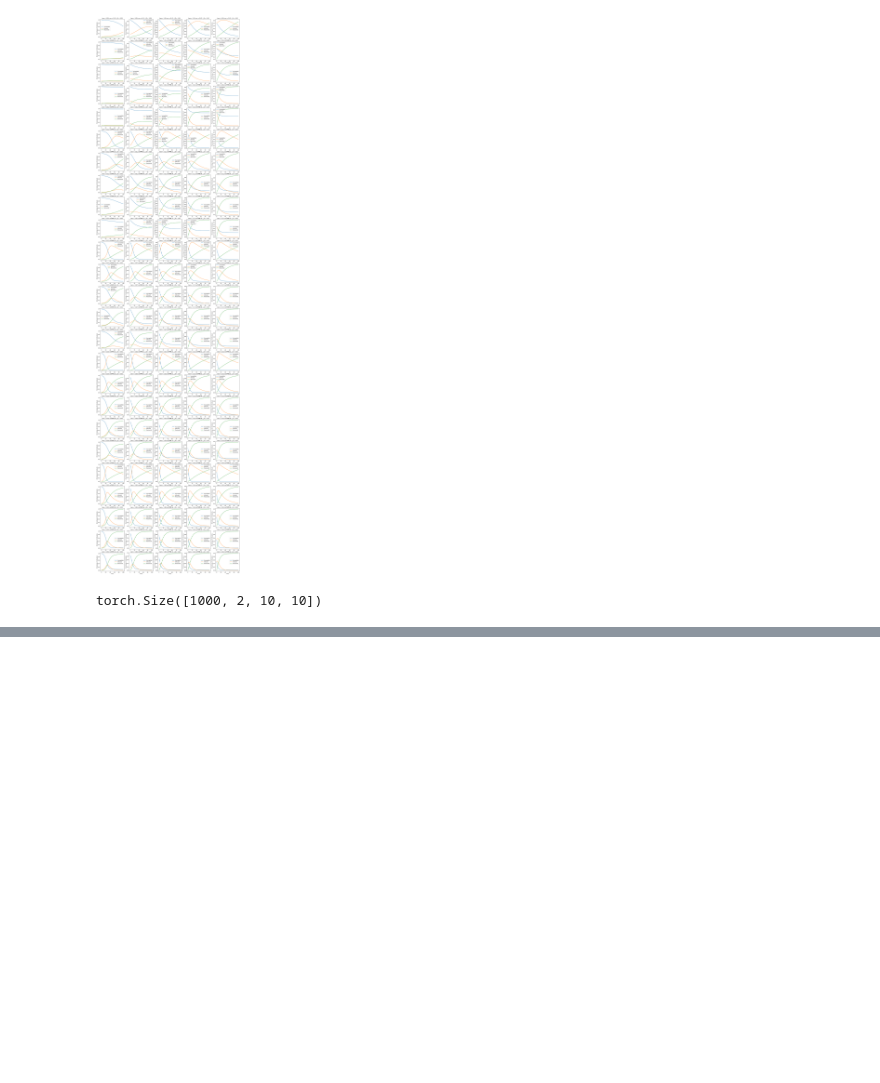
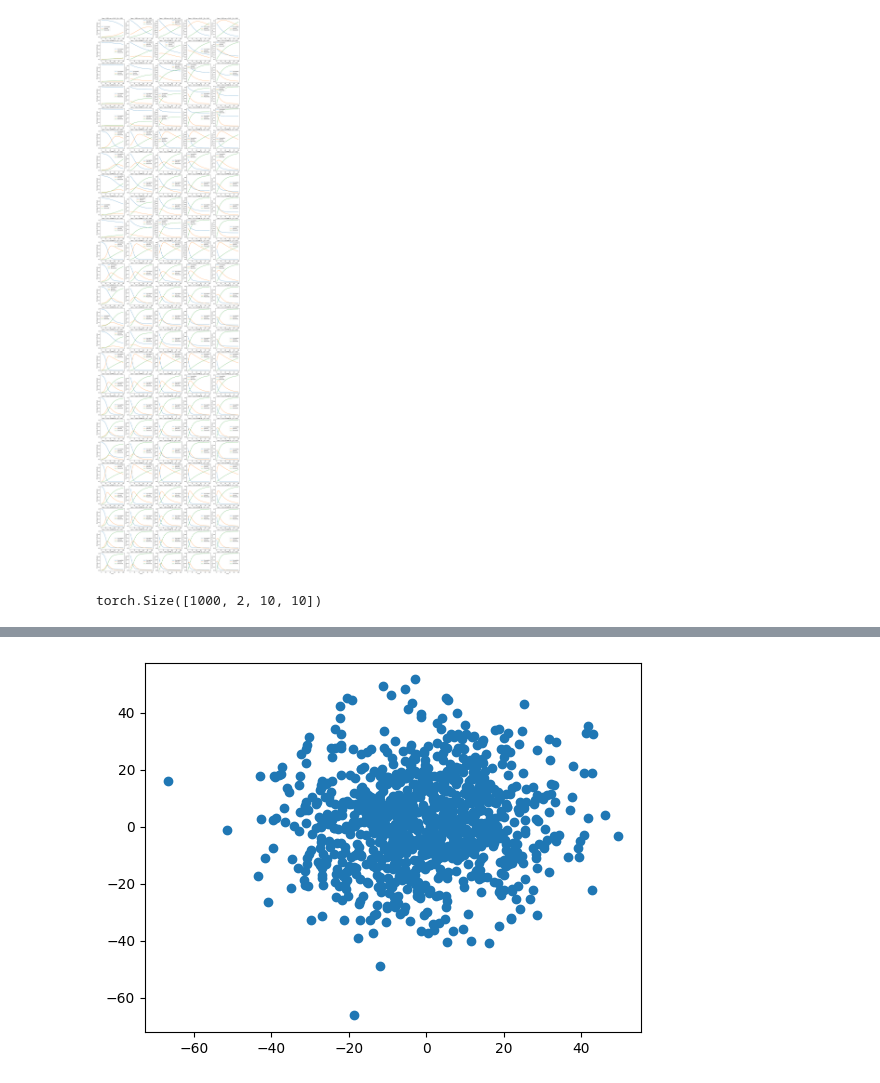
Before and after one commit to Max-Hi/GenNN, a Jupyter notebook: Exercise_4/epidemiology_.ipynb, the cells around one changed output, grey strips where cells are left out. Drawn from its saved outputs; the diff is of its cells as text; code cells hidden in the pictures; blank space fills up the shorter version.

```diff
--- a/Exercise_4/epidemiology_.ipynb
+++ b/Exercise_4/epidemiology_.ipynb
@@ -223,0 +216,11 @@ tensor([[[2.1393, 1.8567, 1.9409]],
+# %%
+# evaluate the model on the test set
+criterion = nn.MSELoss()
+test_loss = 0.0
+for i in range(len(test_set)):
+  data = test_set[i]
+  inputs = data.float()
+  outputs = model.forward(inputs.reshape((1, 1, 200)))
+  loss = criterion(outputs, test_labels[i].reshape(outputs.shape))
+  test_loss += loss.item()
+print("test loss of feed-forward network is: %.8f" %(test_loss/len(test_set)))
@@ -322,0 +483,11 @@ tensor([[2.7573, 1.9105, 1.9658],
+# %%
+# visualize the results
+# sample from a standard normal distribution
+z = torch.randn(1000, model_cnf.input_size)
+# apply the inverse of the flow
+x = model_cnf.inverse(z, torch.tensor([[0.1, 0.05, 0.01]]*1000)).detach().numpy()
+plt.figure()
+plt.scatter(x[:, 0], x[:, 1])
+plt.show()
+# %% [output]
+[figure, added]
```
Also changed, not shown: parts of 15 cells of this notebook.
